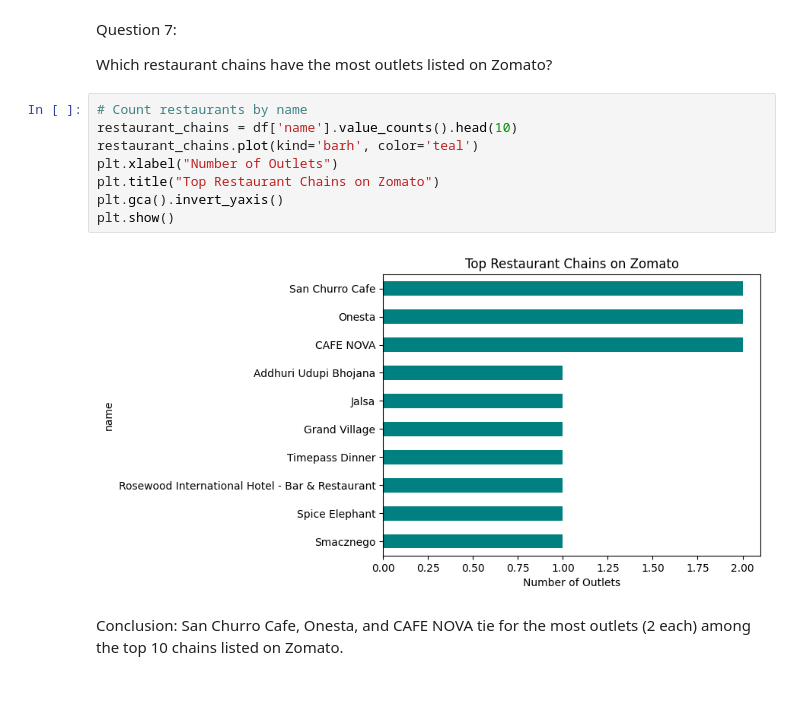
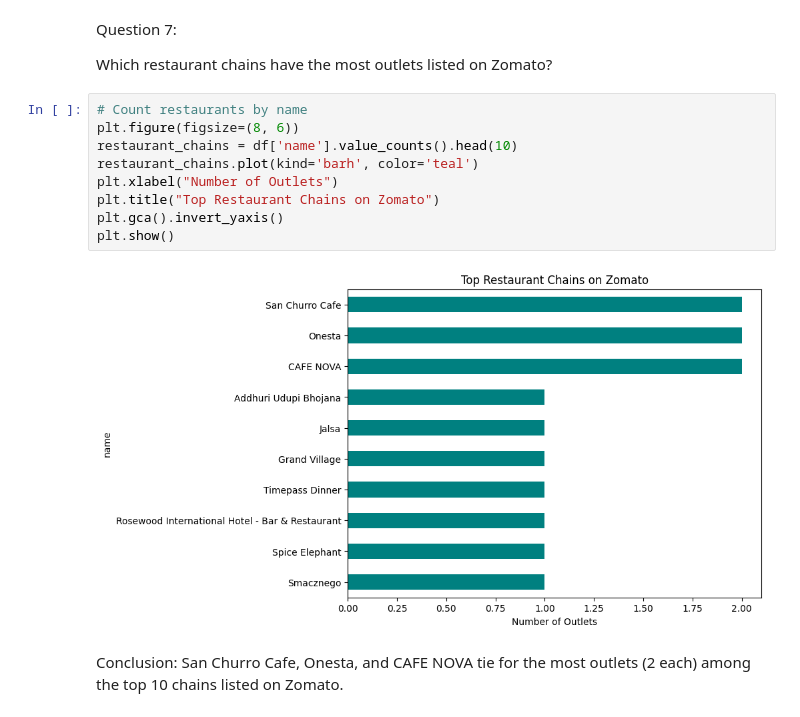
Before and after one commit to Vanshaj14Mohan/Zomata-Data-Analysis, a Jupyter notebook: Files/main.ipynb, the cells around one changed output. Cells and saved outputs as stored; diff of their text form; blank space fills up the shorter version.

```diff
--- a/Files/main.ipynb
+++ b/Files/main.ipynb
@@ -201,14 +201,15 @@ Question 7:
 Which restaurant chains have the most outlets listed on Zomato?
 # %%
 # Count restaurants by name
+plt.figure(figsize=(8, 6))
 restaurant_chains = df['name'].value_counts().head(10)
 restaurant_chains.plot(kind='barh', color='teal')
 plt.xlabel("Number of Outlets")
 plt.title("Top Restaurant Chains on Zomato")
 plt.gca().invert_yaxis()
 plt.show()
 # %% [output]
-[figure, old version]
+[figure, new version]
 # %% [markdown]
 Conclusion: San Churro Cafe, Onesta, and CAFE NOVA tie for the most outlets (2 each) among the top 10 chains listed on Zomato.
 # %% [markdown]
```
Also changed, not shown: parts of 2 cells of this notebook.
